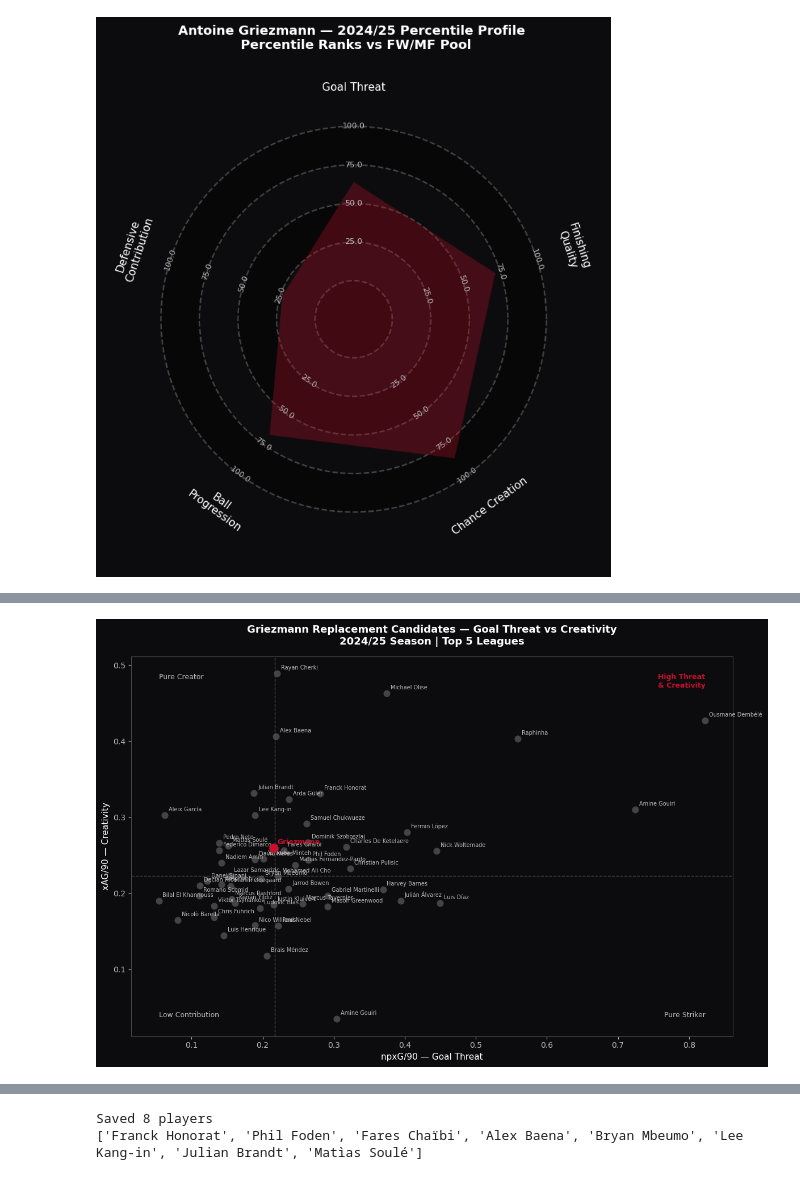
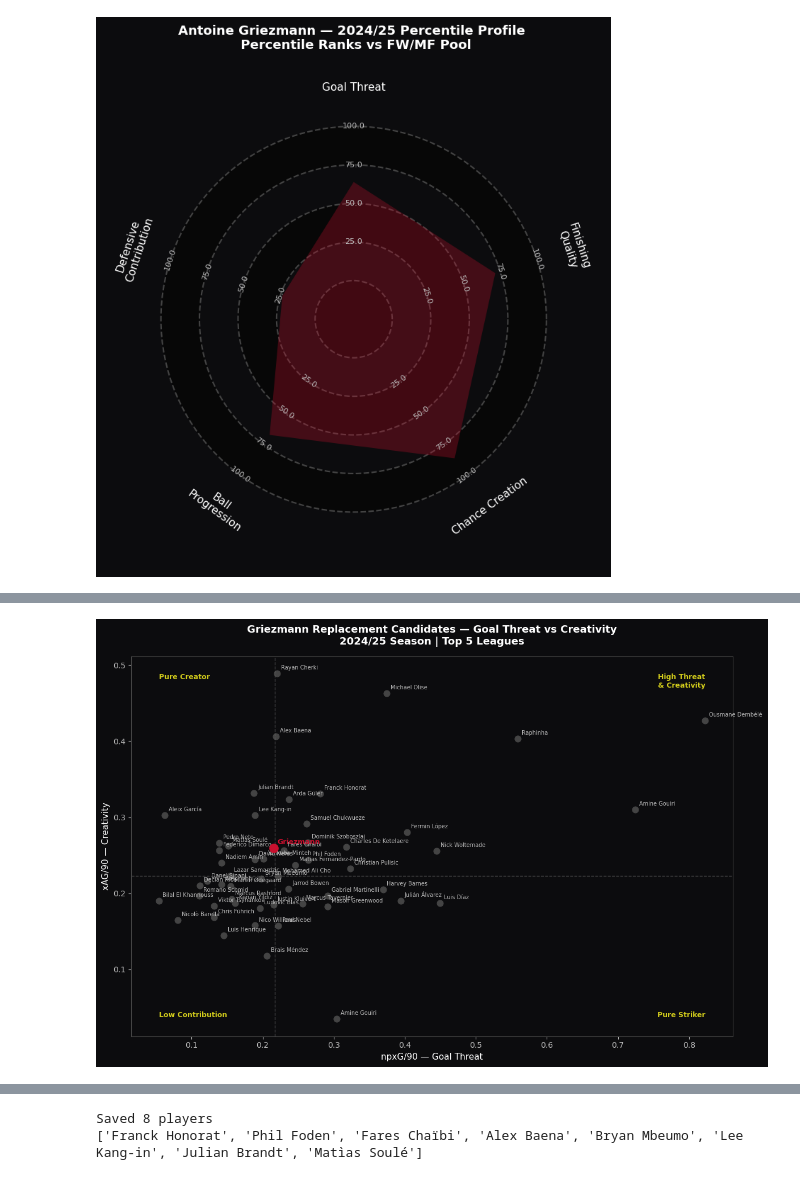
Before and after one commit to Hugoortega1025/atletico-griezmann-replacement-analysis, a Jupyter notebook: griezmann_profile.ipynb, the cells around one changed output, grey strips where cells are left out. Saved outputs shown, nothing was run; the diff lists cells and outputs as text; code cells hidden in the pictures.

```diff
--- a/griezmann_profile.ipynb
+++ b/griezmann_profile.ipynb
@@ -437,10 +475,13 @@ overlap_2425 = overlap_2425.rename(columns={'similarity': 'similarity_2425'})
 overlap_2526 = overlap_2526.rename(columns={'similarity': 'similarity_2526'})
 
 overlap_final = overlap_2425.merge(overlap_2526, on='Player')
-overlap_final = overlap_final.sort_values('similarity_2425', ascending=False)
+overlap_final['similarity_avg'] = (overlap_final['similarity_2425'] + overlap_final['similarity_2526']) / 2
+overlap_final = overlap_final.sort_values('similarity_avg', ascending=False)
 
 print(f"Players in top 150 of both seasons: {len(overlap_final)}\n")
-print(overlap_final[['Player', 'Squad', 'Comp', 'Pos', 'Age', 'Min', 'similarity_2425', 'similarity_2526']].to_string())
+print(overlap_final[['Player', 'Squad', 'Pos', 'Age', 'Min', 'similarity_2425', 'similarity_2526', 'similarity_avg']].to_string())
+
+overlap_final.to_csv("griezmann_similarity_overlap_candidates.csv", index=False)
 # %% [output]
 Players in top 150 of both seasons: 53
 
@@ -716,42 +742,42 @@ griez_y = griez_per90_2425['xAG/90'].values[0]
 ax.scatter(griez_x, griez_y, color='#c8102e', s=120, zorder=3, label='Griezmann')
 ax.annotate('Griezmann', (griez_x, griez_y),
             fontsize=9, color='#c8102e', fontweight='bold',
             xytext=(5, 5), textcoords='offset points')
 
 # Quadrant divider lines
 ax.axvline(x=x_med, color='#666666', linestyle='--', linewidth=1, alpha=0.7)
 ax.axhline(y=y_med, color='#666666', linestyle='--', linewidth=1, alpha=0.7)
 
 # Quadrant labels
 ax.text(scatter_df['npxG/90'].max(), scatter_df['xAG/90'].max(),
-        'High Threat\n& Creativity', fontsize=9, color='#c8102e',
+        'High Threat\n& Creativity', fontsize=9, color="#d2cc1c",
         ha='right', va='top', fontweight='bold')
 ax.text(scatter_df['npxG/90'].min(), scatter_df['xAG/90'].max(),
-        'Pure Creator', fontsize=9, color='#BCBCBC',
-        ha='left', va='top')
+        'Pure Creator', fontsize=9, color='#d2cc1c',
+        ha='left', va='top', fontweight='bold')
 ax.text(scatter_df['npxG/90'].max(), scatter_df['xAG/90'].min(),
-        'Pure Striker', fontsize=9, color='#BCBCBC',
-        ha='right', va='bottom')
+        'Pure Striker', fontsize=9, color='#d2cc1c',
+        ha='right', va='bottom', fontweight='bold')
 ax.text(scatter_df['npxG/90'].min(), scatter_df['xAG/90'].min(),
-        'Low Contribution', fontsize=9, color='#BCBCBC',
-        ha='left', va='bottom')
+        'Low Contribution', fontsize=9, color='#d2cc1c',
+        ha='left', va='bottom', fontweight='bold')
 
 ax.set_xlabel('npxG/90 — Goal Threat', color='white', fontsize=11)
 ax.set_ylabel('xAG/90 — Creativity', color='white', fontsize=11)
 ax.set_title('Griezmann Replacement Candidates — Goal Threat vs Creativity\n2024/25 Season | Top 5 Leagues',
              fontsize=13, fontweight='bold', color='white', pad=15)
 
 ax.tick_params(colors='#BCBCBC')
 ax.spines['bottom'].set_color('#444444')
 ax.spines['top'].set_color('#444444')
 ax.spines['left'].set_color('#444444')
 ax.spines['right'].set_color('#444444')
 
 plt.tight_layout()
-#plt.savefig('scatter_threat_creativity.png', dpi=150, bbox_inches='tight', facecolor='#0c0c0e')
+plt.savefig('scatter_threat_creativity.png', dpi=150, bbox_inches='tight', facecolor='#0c0c0e')
 plt.show()
 # %% [output]
-[figure, old version]
+[figure, new version]
 # %%
 # Combine similarity scores with performance metrics from 24/25
 scatter2_df = overlap_final[['Player', 'Squad', 'Comp', 'Age', 'similarity_avg']].copy()
```
Also changed, not shown: parts of 28 cells of this notebook, 1 other file.
